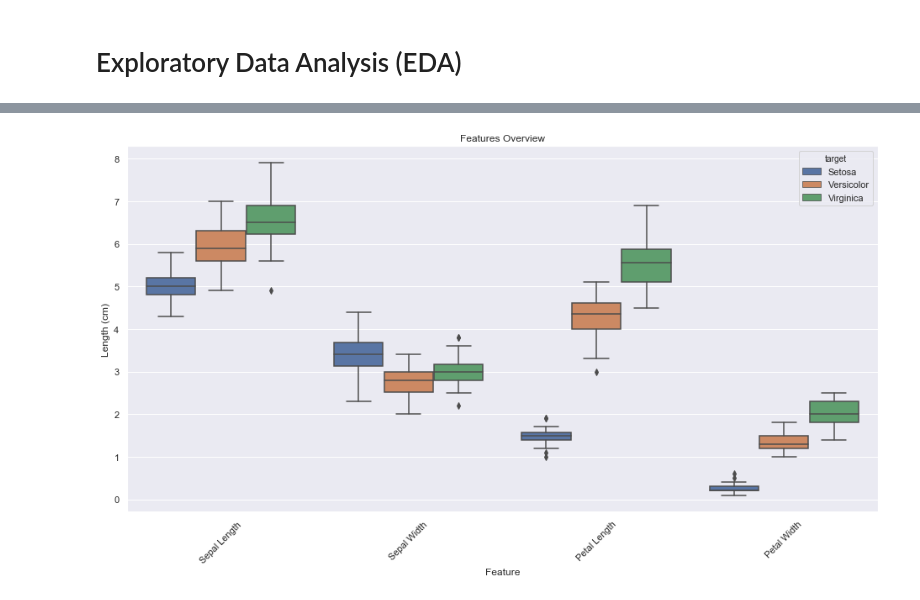
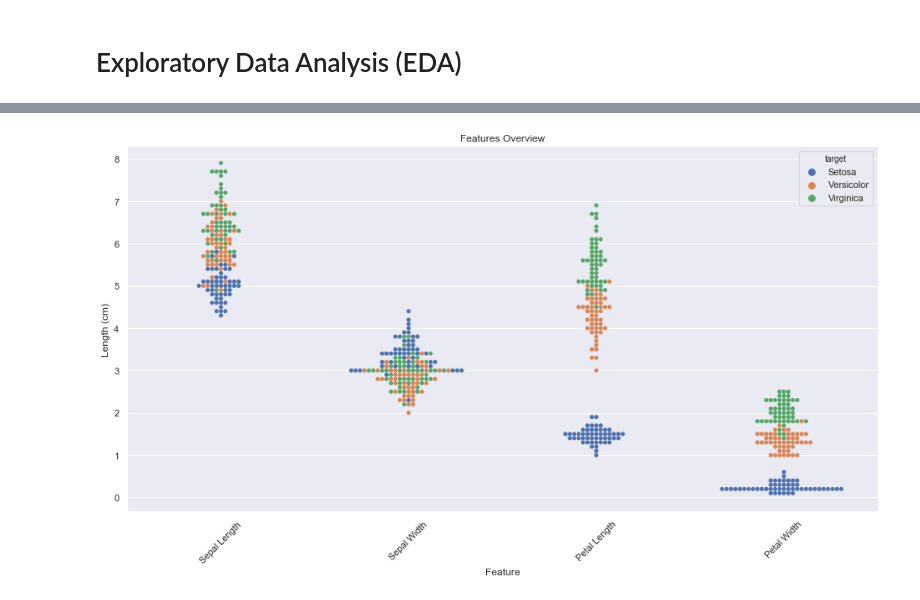
Before and after one commit to kchitresh123/hacker-stats, a Jupyter notebook: iris.ipynb, the cells around one changed output, grey strips where cells are left out. Cells and saved outputs as stored; diff of their text form; code cells hidden in the pictures.

Commit message:
Switch EDA overview from "boxplot" to "swarmplot"

```diff
--- a/iris.ipynb
+++ b/iris.ipynb
@@ -194,10 +196,10 @@ df_melt.sample(10).sort_values(by=df_melt.index.name)
 # %%
-fig = sns.boxplot(x="variable", y="value", hue="target", data=df_melt)
+fig = sns.swarmplot(x="variable", y="value", hue="target", data=df_melt)
 fig.set_title("Features Overview")
 fig.set_xlabel("Feature")
 fig.set_ylabel("Length (cm)")
 nb_plot_rotate_xlabel(fig, rotation=45)
 
 plt.show(fig)
 # %% [output]
-[figure, old version]
+[figure, new version]
```
Also changed, not shown: parts of 4 cells of this notebook.
